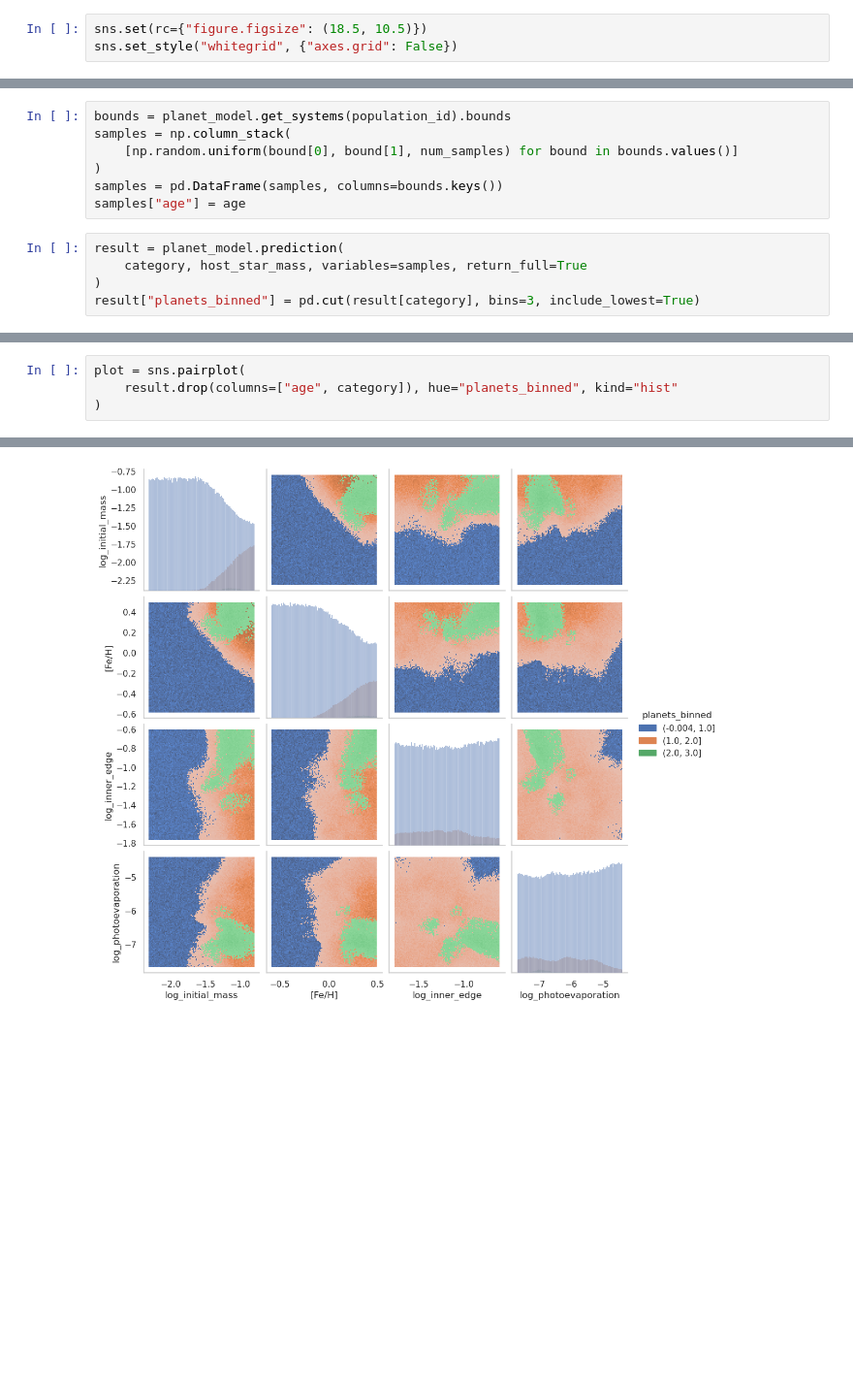
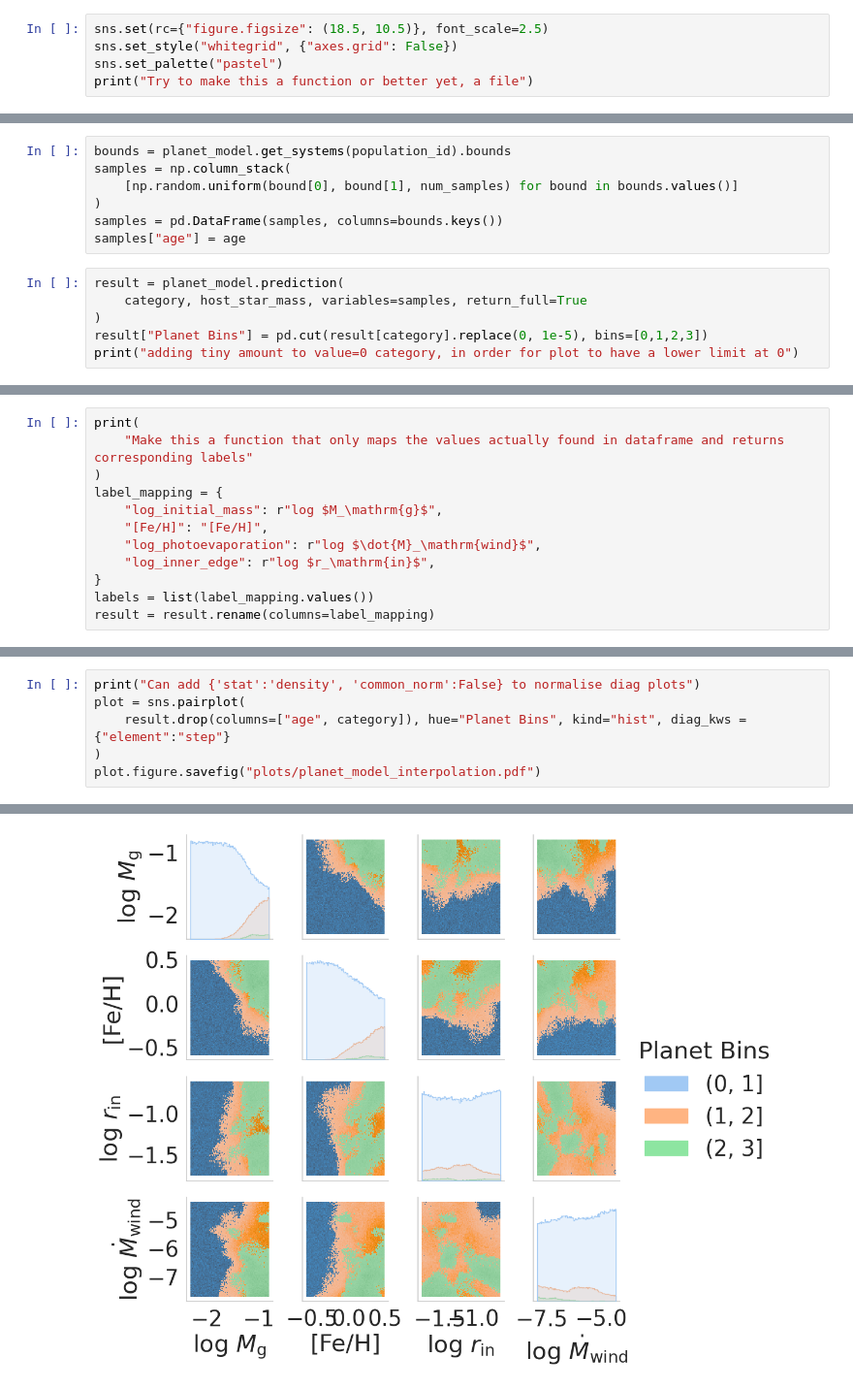
Before and after one commit to ChrisBoettner/skaro, a Jupyter notebook: notebooks/Planet_model.ipynb, the cells around one changed output, grey strips where cells are left out. Shown at 97% size. Cells and saved outputs as stored; diff of their text form; blank space fills up the shorter version.

Commit message:
plotting stuff

```diff
--- a/notebooks/Planet_model.ipynb
+++ b/notebooks/Planet_model.ipynb
@@ -39,5 +39,7 @@ WHAT TO DO AS CORNER PLOTS AND AS DIAGONAL PLOTS
 RIDGE PLOT 1: ALL CATEGORIES AT ONE FIXED [FE/H] AND OTHER VARIABLES SAMPLED -> INTRINSIC VARIATIONS UNRELATED TO METALLICITY
 RIDGE PLOT 2: ONE CATEGORY, ALL VARIABLES SAMPLES, DIFFERENT STAR MASSES -> VARIATIONS WITH STAR MASS (VERY DIFFERENT FOR DIFFERENT CATEGORIES, NEED ANOTHER PLOT TO SHOW THAT
 # %%
-sns.set(rc={"figure.figsize": (18.5, 10.5)})
+sns.set(rc={"figure.figsize": (18.5, 10.5)}, font_scale=2.5)
 sns.set_style("whitegrid", {"axes.grid": False})
+sns.set_palette("pastel")
+print("Try to make this a function or better yet, a file")
@@ -66,4 +70,5 @@ samples["age"] = age
 result = planet_model.prediction(
     category, host_star_mass, variables=samples, return_full=True
 )
-result["planets_binned"] = pd.cut(result[category], bins=3, include_lowest=True)
+result["Planet Bins"] = pd.cut(result[category].replace(0, 1e-5), bins=[0,1,2,3])
+print("adding tiny amount to value=0 category, in order for plot to have a lower limit at 0")
@@ -69,0 +77,12 @@ result["planets_binned"] = pd.cut(result[category], bins=3, include_lowest=True)
+# %%
+print(
+    "Make this a function that only maps the values actually found in dataframe and returns corresponding labels"
+)
+label_mapping = {
+    "log_initial_mass": r"log $M_\mathrm{g}$",
+    "[Fe/H]": "[Fe/H]",
+    "log_photoevaporation": r"log $\dot{M}_\mathrm{wind}$",
+    "log_inner_edge": r"log $r_\mathrm{in}$",
+}
+labels = list(label_mapping.values())
+result = result.rename(columns=label_mapping)
@@ -70,5 +91,7 @@ result["planets_binned"] = pd.cut(result[category], bins=3, include_lowest=True)
 # %%
+print("Can add {'stat':'density', 'common_norm':False} to normalise diag plots")
 plot = sns.pairplot(
-    result.drop(columns=["age", category]), hue="planets_binned", kind="hist"
+    result.drop(columns=["age", category]), hue="Planet Bins", kind="hist", diag_kws = {"element":"step"}
 )
+plot.figure.savefig("plots/planet_model_interpolation.pdf")
 # %% [output]
@@ -75 +99 @@ plot = sns.pairplot(
-[figure, old version]
+[figure, new version]
```
Also changed, not shown: parts of 5 cells of this notebook, 9 other files.
